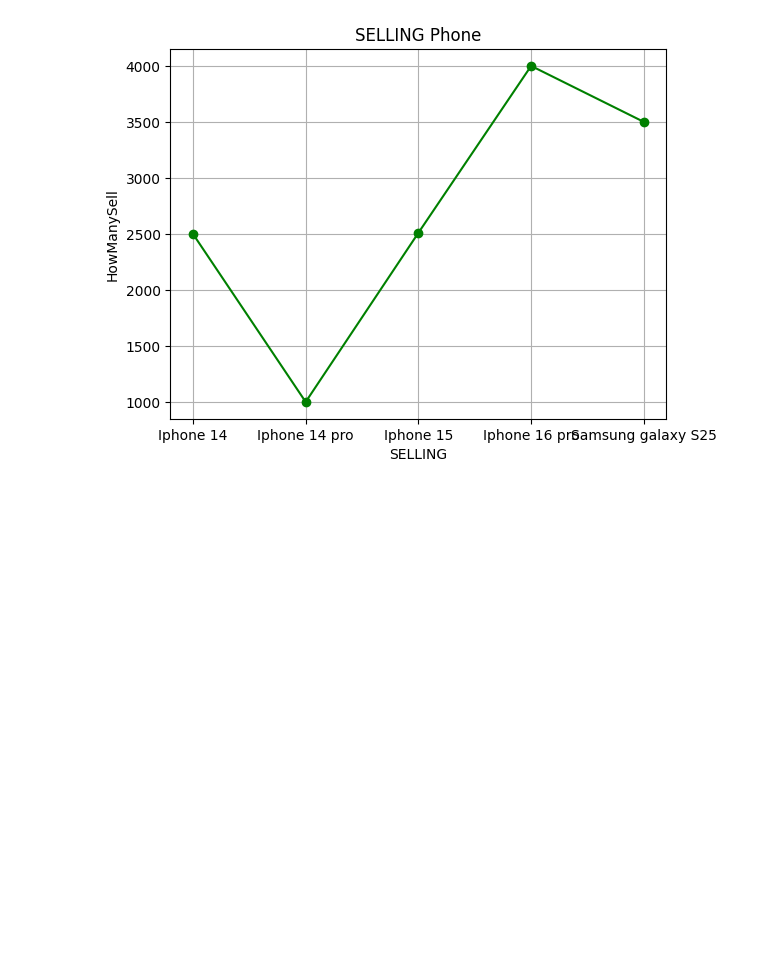
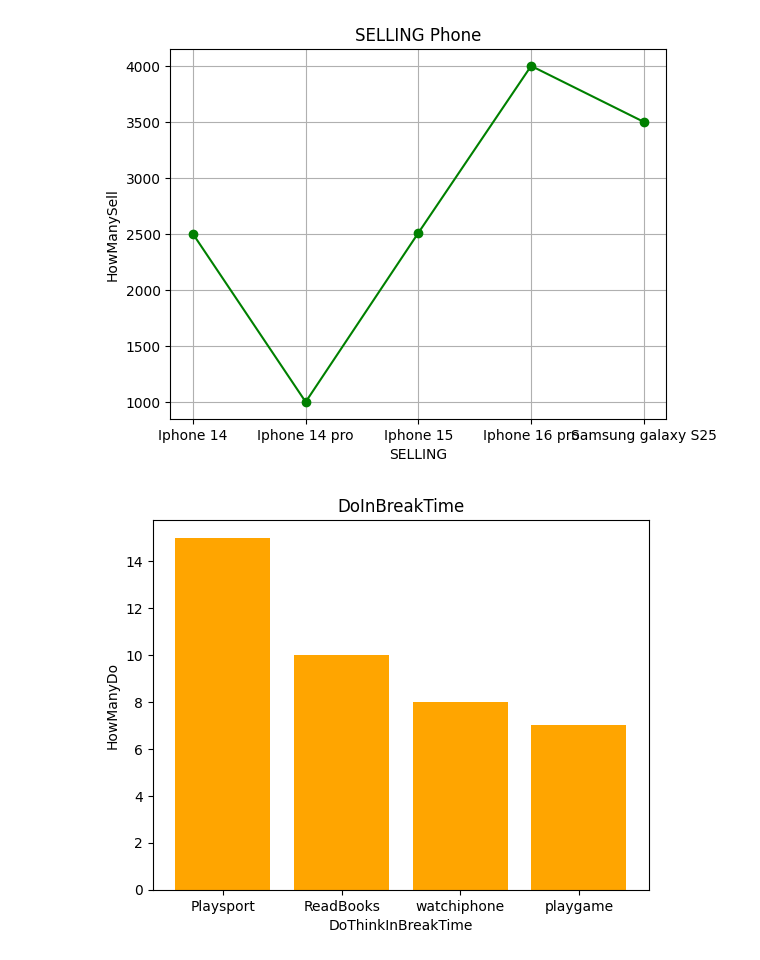
Before and after one commit to Punnawit2015/python_1, a Jupyter notebook: Week14-15.ipynb, the cells around one changed output. Saved outputs shown, nothing was run; the diff lists cells and outputs as text; code cells hidden in the pictures; blank space fills up the shorter version.

```diff
--- a/Week14-15.ipynb
+++ b/Week14-15.ipynb
@@ -42,3 +42,13 @@ plt.grid()
 plt.show()
 # %% [output]
 [figure]
+# %%
+DoThinkInBreakTime = ['Playsport', 'ReadBooks', 'watchiphone','playgame']
+HowManyDo = [15 , 10 , 8 , 7]
+plt.bar(DoThinkInBreakTime, HowManyDo, color = 'orange')
+plt.xlabel("DoThinkInBreakTime")
+plt.ylabel("HowManyDo")
+plt.title("DoInBreakTime")
+plt.show()
+# %% [output]
+[figure, added]
```
Also changed, not shown: parts of 4 cells of this notebook.
